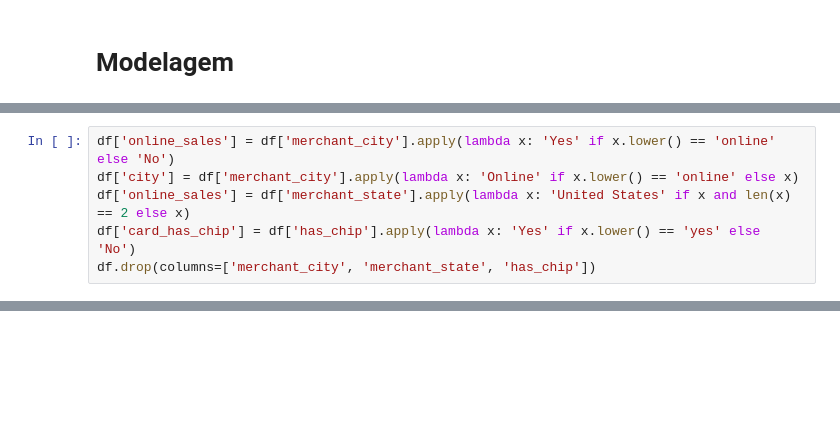
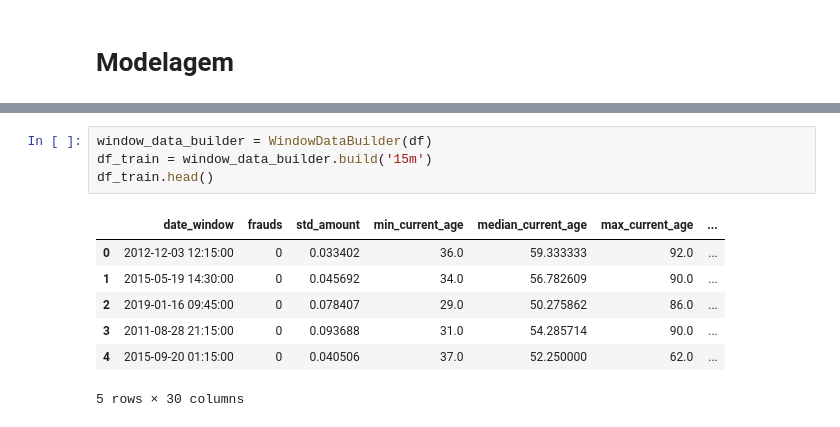
Before and after one commit to Angelicogfa/tcc_mba_datascience_analytics_usp_esalq, a Jupyter notebook: 03-modelagem.ipynb, the cells around one changed output, grey strips where cells are left out. Drawn from its saved outputs; the diff is of its cells as text; blank space fills up the shorter version.

```diff
--- a/03-modelagem.ipynb
+++ b/03-modelagem.ipynb
@@ -77,6 +62,0 @@ plt.show()
-# %%
-df['online_sales'] = df['merchant_city'].apply(lambda x: 'Yes' if x.lower() == 'online' else 'No')
-df['city'] = df['merchant_city'].apply(lambda x: 'Online' if x.lower() == 'online' else x)
-df['online_sales'] = df['merchant_state'].apply(lambda x: 'United States' if x and len(x) == 2 else x)
-df['card_has_chip'] = df['has_chip'].apply(lambda x: 'Yes' if x.lower() == 'yes' else 'No')
-df.drop(columns=['merchant_city', 'merchant_state', 'has_chip'])
@@ -202,0 +471,12 @@ Resolved plan until failure:
+# %%
+window_data_builder = WindowDataBuilder(df)
+df_train = window_data_builder.build('15m')
+df_train.head()
+# %% [output]
+|  | date_window | frauds | std_amount | min_current_age | median_current_age | max_current_age | ... |
+| 0 | 2012-12-03 12:15:00 | 0 | 0.033402 | 36.0 | 59.333333 | 92.0 | ... |
+| 1 | 2015-05-19 14:30:00 | 0 | 0.045692 | 34.0 | 56.782609 | 90.0 | ... |
+| 2 | 2019-01-16 09:45:00 | 0 | 0.078407 | 29.0 | 50.275862 | 86.0 | ... |
+| 3 | 2011-08-28 21:15:00 | 0 | 0.093688 | 31.0 | 54.285714 | 90.0 | ... |
+| 4 | 2015-09-20 01:15:00 | 0 | 0.040506 | 37.0 | 52.250000 | 62.0 | ... |
+5 rows × 30 columns
```
Also changed, not shown: parts of 20 cells of this notebook.
